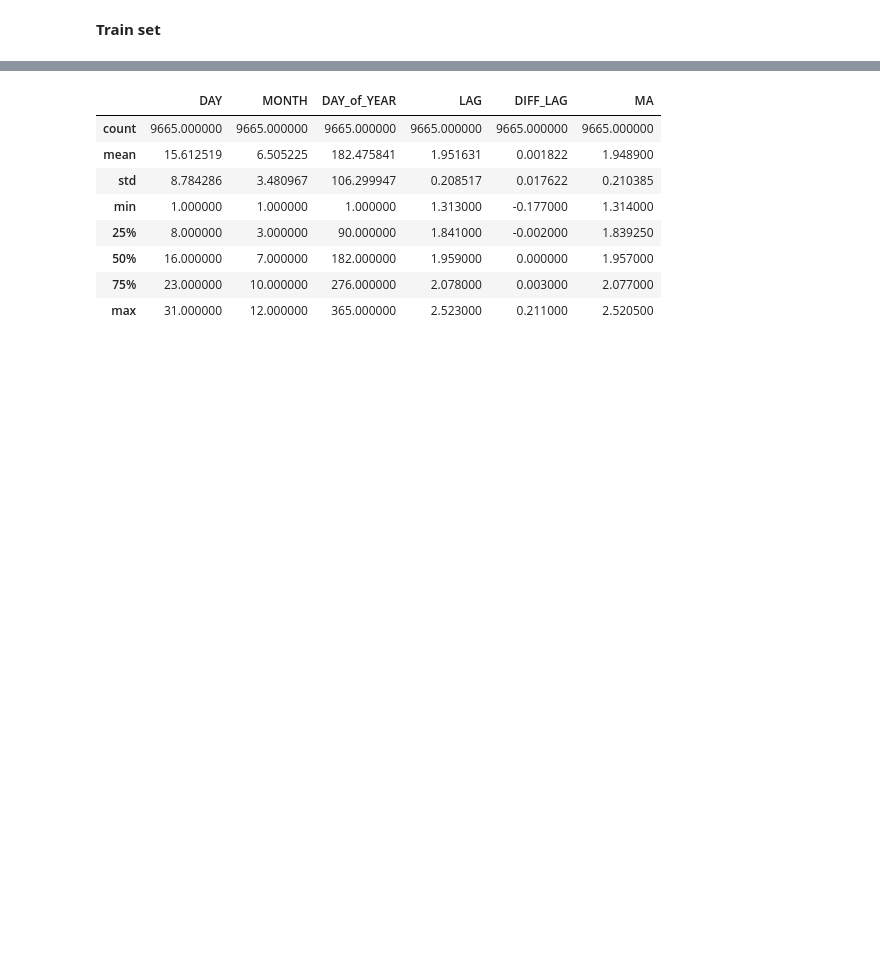
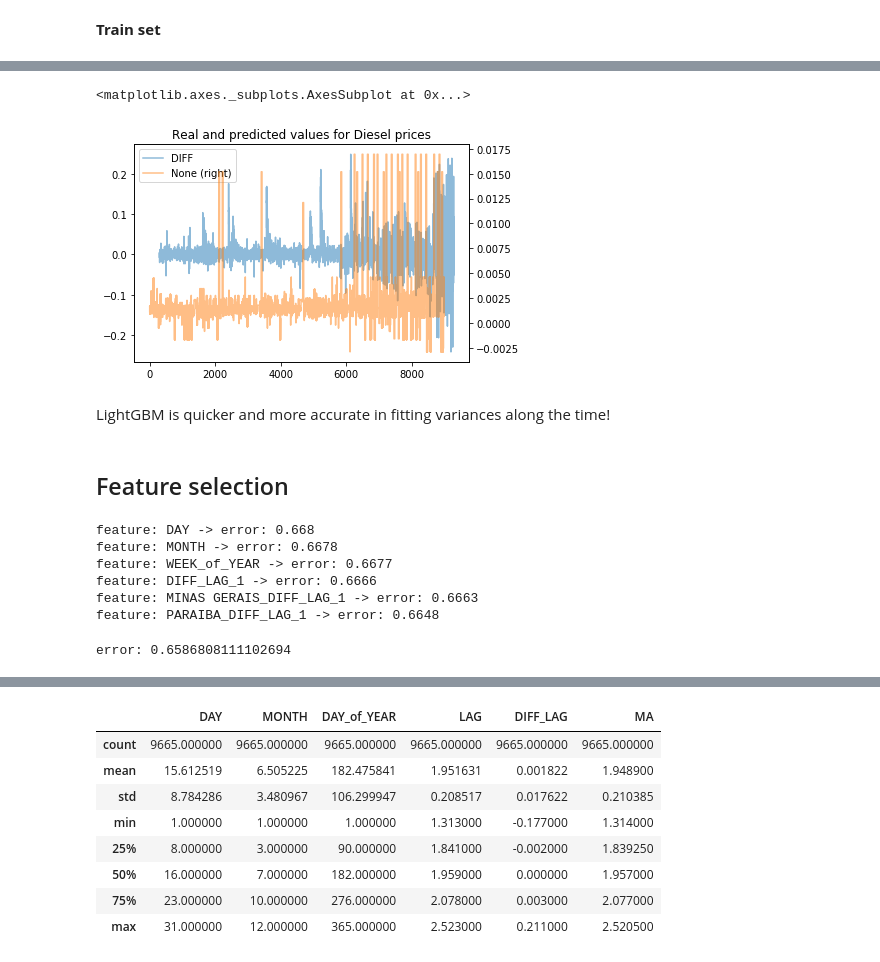
Before and after one commit to dianamenesesg/DS_Projects, a Jupyter notebook: Gas_Prices_TS/Diesel_Prices.ipynb, the cells around one changed output, grey strips where cells are left out. Cells and saved outputs as stored; diff of their text form; code cells hidden in the pictures; blank space fills up the shorter version.

```diff
--- a/Gas_Prices_TS/Diesel_Prices.ipynb
+++ b/Gas_Prices_TS/Diesel_Prices.ipynb
@@ -92,0 +290,4 @@ df_X_test  = pd.DataFrame(index = diesel_test.index)
+# %%
+clf = lgbm(random_state = 21, n_estimators = 100, learning_rate = 0.001, num_leaves = 2**6, subsamples = 0.9 )
+clf.fit(X_train,y_train)
+preds = clf.predict(X_val)
@@ -92,0 +300,31 @@ df_X_test  = pd.DataFrame(index = diesel_test.index)
+# %%
+y_val.plot(kind = 'line',alpha = 0.5, legend = True)
+pd.Series(preds).plot(kind = 'line', alpha = 0.5, legend = True, title = 'Real and predicted values for Diesel prices' , secondary_y = True)
+# %% [output]
+<matplotlib.axes._subplots.AxesSubplot at 0x...>
+[figure, added]
+# %% [markdown]
+LightGBM is quicker and more accurate in fitting variances along the time!
+# %% [markdown]
+## Feature selection
+# %%
+features_list = []
+accepted_error = 1000
+for feature in X_train.columns:
+    clf = lgbm(random_state = 21, n_estimators = 100, learning_rate = 0.001, num_leaves = 2**6, subsamples = 0.9 )
+    clf.fit(X_train[[feature]], y_train)
+    preds = clf.predict(X_val[[feature]])
+
+    error = np.sqrt(mean_squared_log_error(X_val['LAG_0'] + y_val, X_val['LAG_0'] + preds))*100
+    if error <= accepted_error:
+        features_list.append(feature)
+        accepted_error = error
+
+        print('feature:', feature, '-> error:',round(error, 4))
+# %% [output]
+feature: DAY -> error: 0.668
+feature: MONTH -> error: 0.6678
+feature: WEEK_of_YEAR -> error: 0.6677
+feature: DIFF_LAG_1 -> error: 0.6666
+feature: MINAS GERAIS_DIFF_LAG_1 -> error: 0.6663
+feature: PARAIBA_DIFF_LAG_1 -> error: 0.6648
@@ -92,0 +335,6 @@ df_X_test  = pd.DataFrame(index = diesel_test.index)
+# %%
+error = np.sqrt(mean_squared_log_error(
+    X_val['LAG_0'] + y_val, X_val['LAG_0'] + preds)) # Root mean squared logarithmic error
+print('error:', error*100)
+# %% [output]
+error: 0.6586808111102694
```
Also changed, not shown: parts of 29 cells of this notebook.
